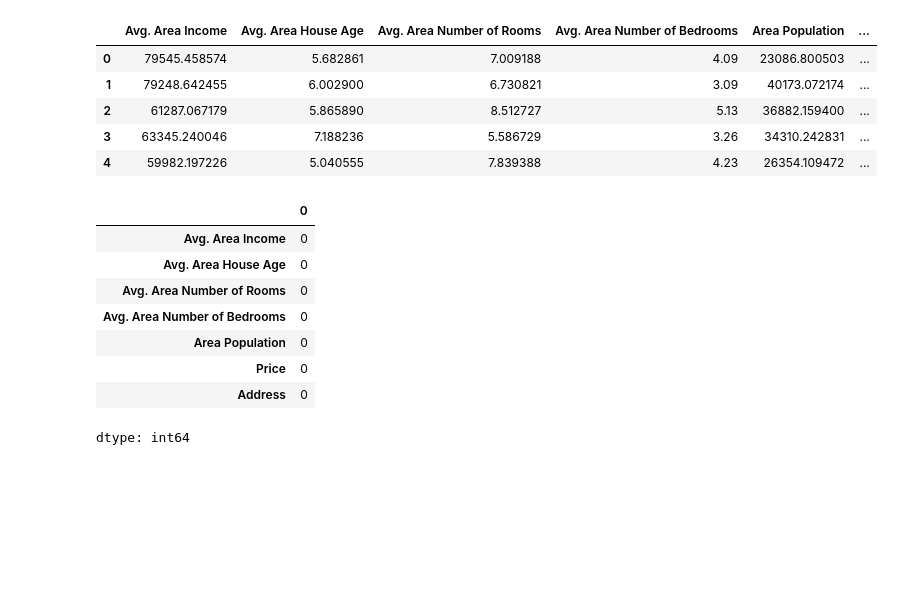
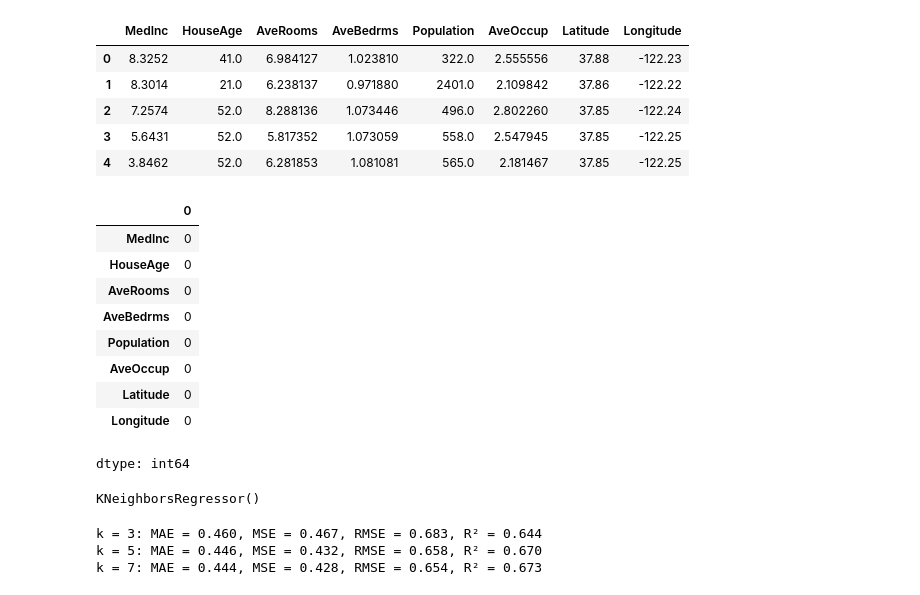
Before and after one commit to srita2003/ML_Practicals, a Jupyter notebook: Bonus_4.ipynb, the cells around one changed output. Cells and saved outputs as stored; diff of their text form; code cells hidden in the pictures; blank space fills up the shorter version.

```diff
--- a/Bonus_4.ipynb
+++ b/Bonus_4.ipynb
@@ -14,22 +13,28 @@ df = pd.read_csv("USA_Housing.csv")
+# %%
+# Load dataset
+data = fetch_california_housing()
+X = pd.DataFrame(data.data, columns=data.feature_names)
+y = data.target
 # %%
-df.head()
+X.head()
 # %% [output]
-|  | Avg. Area Income | Avg. Area House Age | Avg. Area Number of Rooms | Avg. Area Number of Bedrooms | Area Population | ... |
-| 0 | 79545.458574 | 5.682861 | 7.009188 | 4.09 | 23086.800503 | ... |
-| 1 | 79248.642455 | 6.002900 | 6.730821 | 3.09 | 40173.072174 | ... |
-| 2 | 61287.067179 | 5.865890 | 8.512727 | 5.13 | 36882.159400 | ... |
-| 3 | 63345.240046 | 7.188236 | 5.586729 | 3.26 | 34310.242831 | ... |
-| 4 | 59982.197226 | 5.040555 | 7.839388 | 4.23 | 26354.109472 | ... |
+|  | MedInc | HouseAge | AveRooms | AveBedrms | Population | AveOccup | Latitude | Longitude |
+| 0 | 8.3252 | 41.0 | 6.984127 | 1.023810 | 322.0 | 2.555556 | 37.88 | -122.23 |
+| 1 | 8.3014 | 21.0 | 6.238137 | 0.971880 | 2401.0 | 2.109842 | 37.86 | -122.22 |
+| 2 | 7.2574 | 52.0 | 8.288136 | 1.073446 | 496.0 | 2.802260 | 37.85 | -122.24 |
+| 3 | 5.6431 | 52.0 | 5.817352 | 1.073059 | 558.0 | 2.547945 | 37.85 | -122.25 |
+| 4 | 3.8462 | 52.0 | 6.281853 | 1.081081 | 565.0 | 2.181467 | 37.85 | -122.25 |
 # %%
 # Handle missing values
-df.isnull().sum()
+X.isnull().sum()
 # %% [output]
 |  | 0 |
-| Avg. Area Income | 0 |
-| Avg. Area House Age | 0 |
-| Avg. Area Number of Rooms | 0 |
-| Avg. Area Number of Bedrooms | 0 |
-| Area Population | 0 |
-| Price | 0 |
-| Address | 0 |
+| MedInc | 0 |
+| HouseAge | 0 |
+| AveRooms | 0 |
+| AveBedrms | 0 |
+| Population | 0 |
+| AveOccup | 0 |
+| Latitude | 0 |
+| Longitude | 0 |
 dtype: int64
@@ -51,9 +49,27 @@ knn_mae, knn_mse, knn_rmse = [], [], []
+# %%
+# Train KNN model
+knn = KNeighborsRegressor(n_neighbors=5)
+knn.fit(X_train_scaled, y_train)
+# %% [output]
+KNeighborsRegressor()
 # %%
+k_values = [3, 5, 7]
+results = []
+
 for k in k_values:
     knn = KNeighborsRegressor(n_neighbors=k)
     knn.fit(X_train_scaled, y_train)
-    y_pred_knn = knn.predict(X_test_scaled)
-    mae, mse, rmse = evaluate_model(y_test, y_pred_knn)
-    knn_mae.append(mae)
-    knn_mse.append(mse)
-    knn_rmse.append(rmse)
+
+    y_pred = knn.predict(X_test_scaled)
+
+    mae = mean_absolute_error(y_test, y_pred)
+    mse = mean_squared_error(y_test, y_pred)
+    rmse = np.sqrt(mse)
+    r2 = r2_score(y_test, y_pred)
+
+    results.append({"k": k, "MAE": mae, "MSE": mse, "RMSE": rmse, "R2": r2})
+    print(f"k = {k}: MAE = {mae:.3f}, MSE = {mse:.3f}, RMSE = {rmse:.3f}, R² = {r2:.3f}")
+# %% [output]
+k = 3: MAE = 0.460, MSE = 0.467, RMSE = 0.683, R² = 0.644
+k = 5: MAE = 0.446, MSE = 0.432, RMSE = 0.658, R² = 0.670
+k = 7: MAE = 0.444, MSE = 0.428, RMSE = 0.654, R² = 0.673
```
Also changed, not shown: parts of 13 cells of this notebook.
